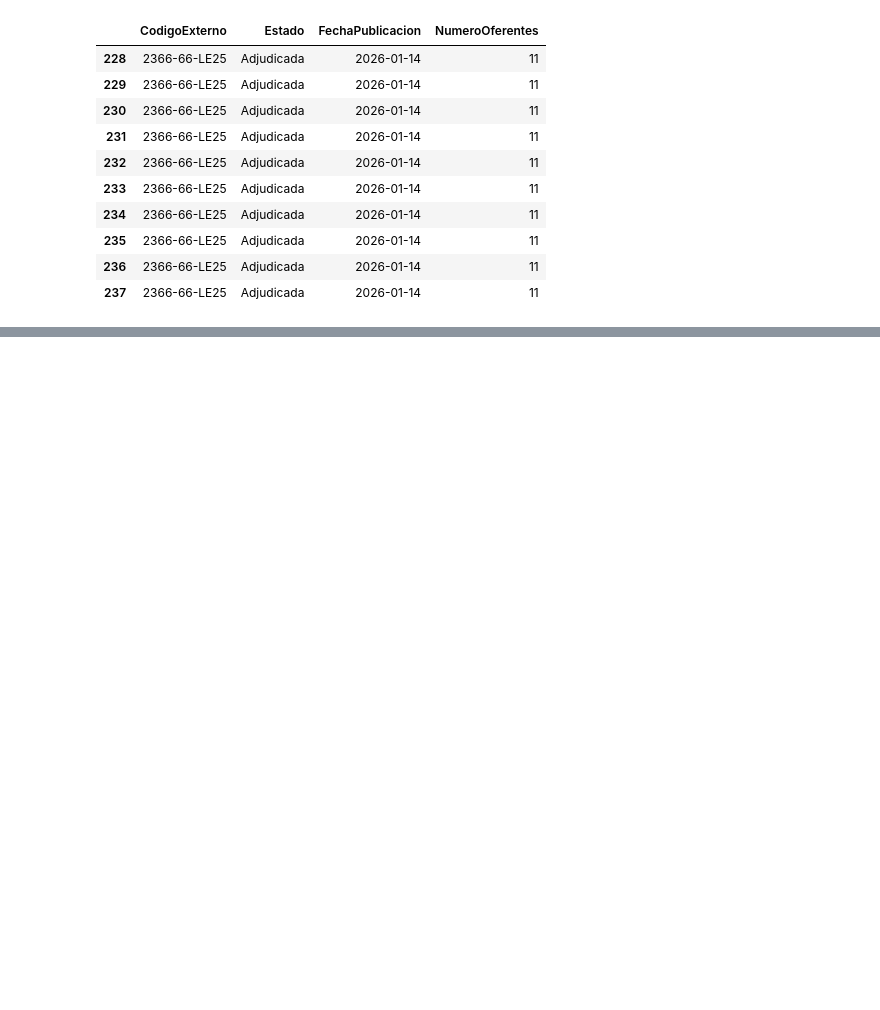
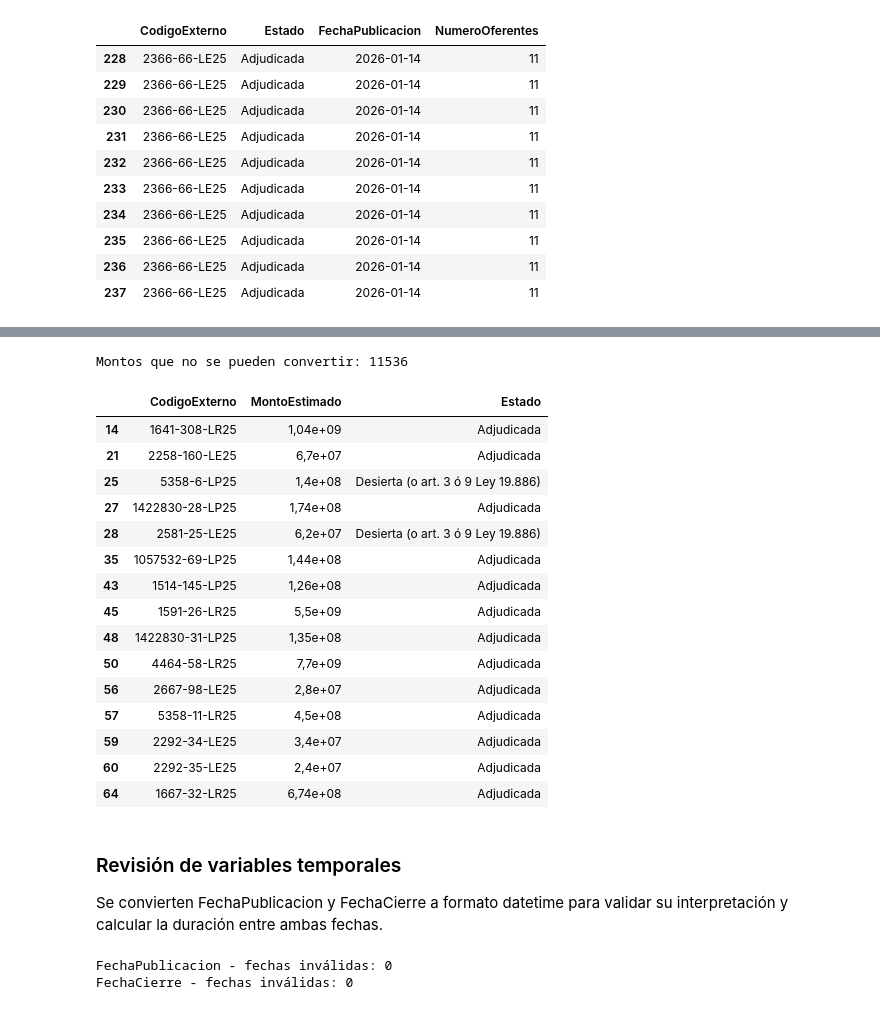
Before and after one commit to IgnacioCardenass/proyecto-grupo_1-mcdi500, a Jupyter notebook: F2/notebooks/Exploración_de_datos.ipynb, the cells around one changed output, grey strips where cells are left out. Drawn from its saved outputs; the diff is of its cells as text; code cells hidden in the pictures; blank space fills up the shorter version.

```diff
--- a/F2/notebooks/Exploración_de_datos.ipynb
+++ b/F2/notebooks/Exploración_de_datos.ipynb
@@ -199,0 +855,75 @@ Cantidad de registros: 222
+# %%
+
+# Conservar el valor original para poder comparar
+df_modelo["MontoEstimadoOriginal"] = df_modelo["MontoEstimado"]
+
+# Convertir a número sin modificar todavía el original
+df_modelo["MontoEstimadoNumerico"] = pd.to_numeric(
+    df_modelo["MontoEstimado"],
+    errors="coerce"
+)
+
+# Detectar valores presentes que no se pudieron convertir
+monto_invalido = (
+    df_modelo["MontoEstimado"].notna()
+    & df_modelo["MontoEstimadoNumerico"].isna()
+)
+
+print("Montos que no se pueden convertir:", monto_invalido.sum())
+
+display(
+    df_modelo.loc[
+        monto_invalido,
+        ["CodigoExterno", "MontoEstimado", "Estado"]
+    ].head(15)
+)
+# %% [output]
+Montos que no se pueden convertir: 11536
+|  | CodigoExterno | MontoEstimado | Estado |
+| 14 | 1641-308-LR25 | 1,04e+09 | Adjudicada |
+| 21 | 2258-160-LE25 | 6,7e+07 | Adjudicada |
+| 25 | 5358-6-LP25 | 1,4e+08 | Desierta (o art. 3 ó 9 Ley 19.886) |
+| 27 | 1422830-28-LP25 | 1,74e+08 | Adjudicada |
+| 28 | 2581-25-LE25 | 6,2e+07 | Desierta (o art. 3 ó 9 Ley 19.886) |
+| 35 | 1057532-69-LP25 | 1,44e+08 | Adjudicada |
+| 43 | 1514-145-LP25 | 1,26e+08 | Adjudicada |
+| 45 | 1591-26-LR25 | 5,5e+09 | Adjudicada |
+| 48 | 1422830-31-LP25 | 1,35e+08 | Adjudicada |
+| 50 | 4464-58-LR25 | 7,7e+09 | Adjudicada |
+| 56 | 2667-98-LE25 | 2,8e+07 | Adjudicada |
+| 57 | 5358-11-LR25 | 4,5e+08 | Adjudicada |
+| 59 | 2292-34-LE25 | 3,4e+07 | Adjudicada |
+| 60 | 2292-35-LE25 | 2,4e+07 | Adjudicada |
+| 64 | 1667-32-LR25 | 6,74e+08 | Adjudicada |
+# %% [markdown]
+### Revisión de variables temporales
+
+Se convierten FechaPublicacion y FechaCierre a formato
+datetime para validar su interpretación y calcular
+la duración entre ambas fechas.
+# %%
+
+# Conservar las fechas originales
+df_modelo["FechaPublicacionOriginal"] = df_modelo["FechaPublicacion"]
+df_modelo["FechaCierreOriginal"] = df_modelo["FechaCierre"]
+
+# Convertir a formato fecha
+for columna in ["FechaPublicacion", "FechaCierre"]:
+    df_modelo[columna] = pd.to_datetime(
+        df_modelo[columna],
+        errors="coerce"
+    )
+
+# Identificar fechas que no pudieron convertirse
+for columna in ["FechaPublicacion", "FechaCierre"]:
+    original = df_modelo[columna + "Original"]
+
+    invalidas = (
+        original.notna()
+        & df_modelo[columna].isna()
+    )
+
+    print(columna, "- fechas inválidas:", invalidas.sum())
+# %% [output]
+FechaPublicacion - fechas inválidas: 0
+FechaCierre - fechas inválidas: 0
```
Also changed, not shown: parts of 77 cells of this notebook.
